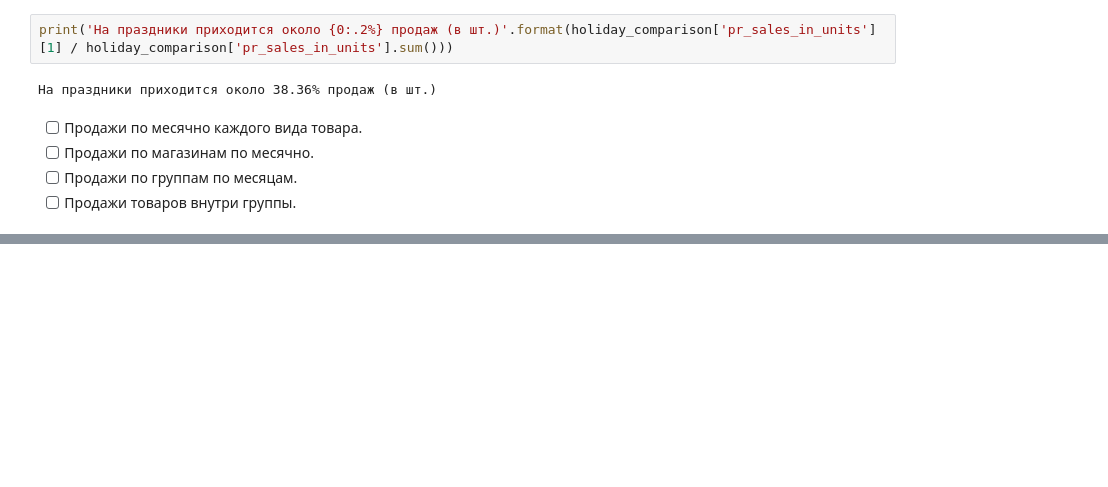
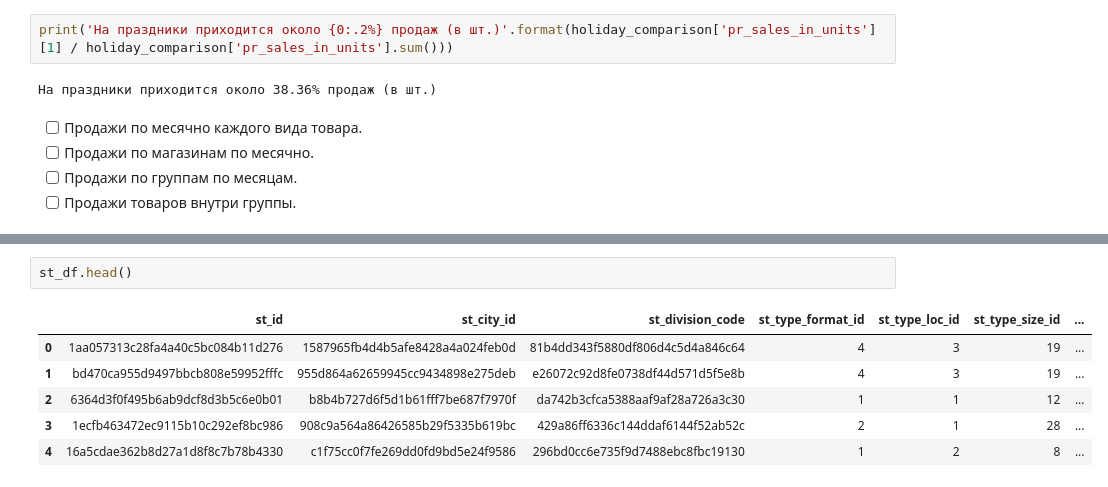
Before and after one commit to vkslv/lenta_x_yp, a Jupyter notebook: lenta1.ipynb, the cells around one changed output, grey strips where cells are left out. Drawn from its saved outputs; the diff is of its cells as text; blank space fills up the shorter version.

```diff
--- a/lenta1.ipynb
+++ b/lenta1.ipynb
@@ -152,0 +184,9 @@ print('На праздники приходится около {0:.2%} прод
+# %%
+st_df.head()
+# %% [output]
+|  | st_id | st_city_id | st_division_code | st_type_format_id | st_type_loc_id | st_type_size_id | ... |
+| 0 | 1aa057313c28fa4a40c5bc084b11d276 | 1587965fb4d4b5afe8428a4a024feb0d | 81b4dd343f5880df806d4c5d4a846c64 | 4 | 3 | 19 | ... |
+| 1 | bd470ca955d9497bbcb808e59952fffc | 955d864a62659945cc9434898e275deb | e26072c92d8fe0738df44d571d5f5e8b | 4 | 3 | 19 | ... |
+| 2 | 6364d3f0f495b6ab9dcf8d3b5c6e0b01 | b8b4b727d6f5d1b61fff7be687f7970f | da742b3cfca5388aaf9af28a726a3c30 | 1 | 1 | 12 | ... |
+| 3 | 1ecfb463472ec9115b10c292ef8bc986 | 908c9a564a86426585b29f5335b619bc | 429a86ff6336c144ddaf6144f52ab52c | 2 | 1 | 28 | ... |
+| 4 | 16a5cdae362b8d27a1d8f8c7b78b4330 | c1f75cc0f7fe269dd0fd9bd5e24f9586 | 296bd0cc6e735f9d7488ebc8fbc19130 | 1 | 2 | 8 | ... |
```
Also changed, not shown: parts of 4 cells of this notebook.
